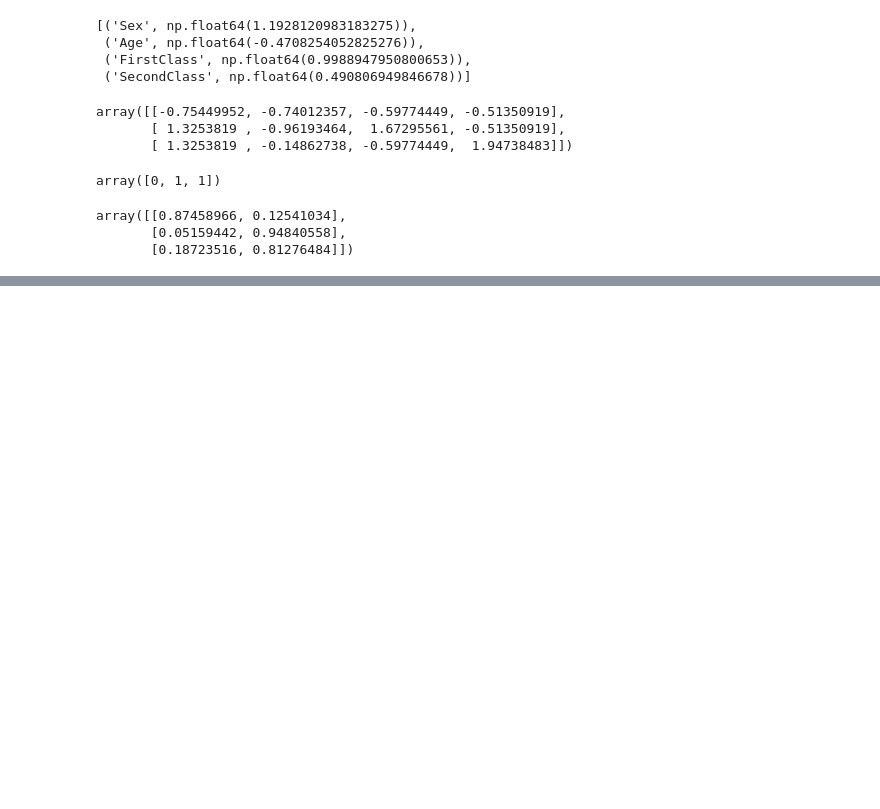
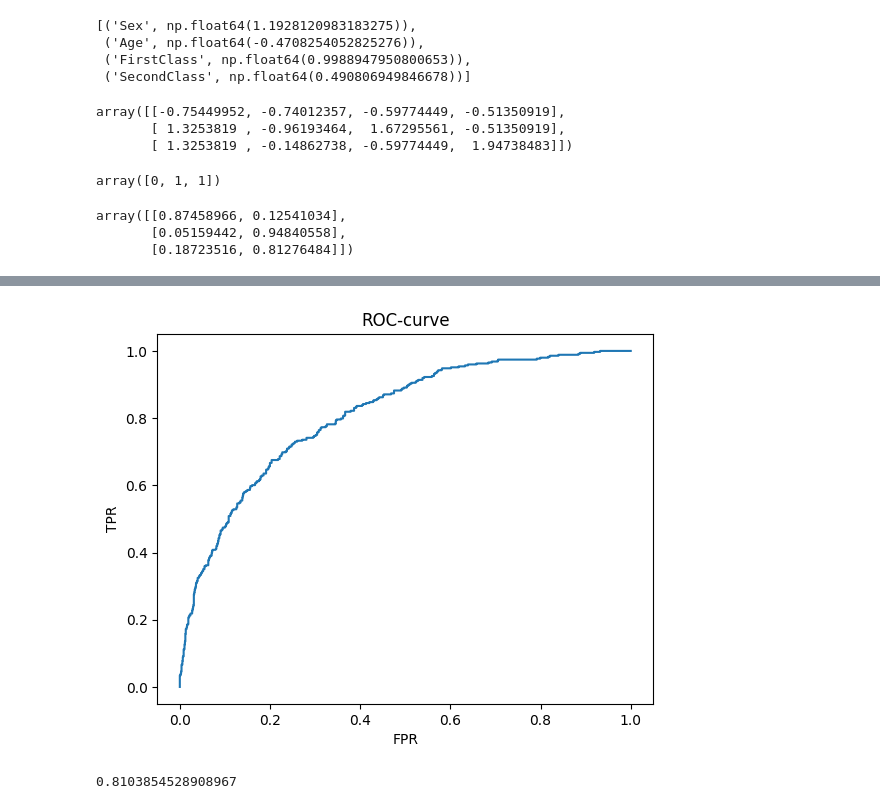
Before and after one commit to EuRoXy/dsp, a Jupyter notebook: logisReg.ipynb, the cells around one changed output, grey strips where cells are left out. Cells and saved outputs as stored; diff of their text form; code cells hidden in the pictures; blank space fills up the shorter version.

```diff
--- a/logisReg.ipynb
+++ b/logisReg.ipynb
@@ -427,0 +444,3 @@ array([[0.87458966, 0.12541034],
+# %%
+X_train, X_test, y_train, y_test = train_test_split(X, y, test_size=0.2, random_state=1)
+X_train.head()
@@ -427,0 +454,3 @@ array([[0.87458966, 0.12541034],
+# %%
+model = LogisticRegression()
+model.fit(X_train, y_train)
@@ -427,0 +485,3 @@ array([[0.87458966, 0.12541034],
+# %%
+y_pred_proba = model.predict_proba(X_test)
+y_pred_proba[0:5]
@@ -427,0 +513,15 @@ array([[0.87458966, 0.12541034],
+# %%
+fpr, tpr, thres = roc_curve(y_test, y_pred_proba[:,1])
+# %%
+plt.plot(fpr, tpr)
+plt.title('ROC-curve')
+plt.xlabel('FPR')
+plt.ylabel('TPR')
+plt.show()
+# %% [output]
+[figure, added]
+# %%
+score = roc_auc_score(y_test, y_pred_proba[:,1])
+score
+# %% [output]
+0.8103854528908967
```
Also changed, not shown: parts of 13 cells of this notebook.
